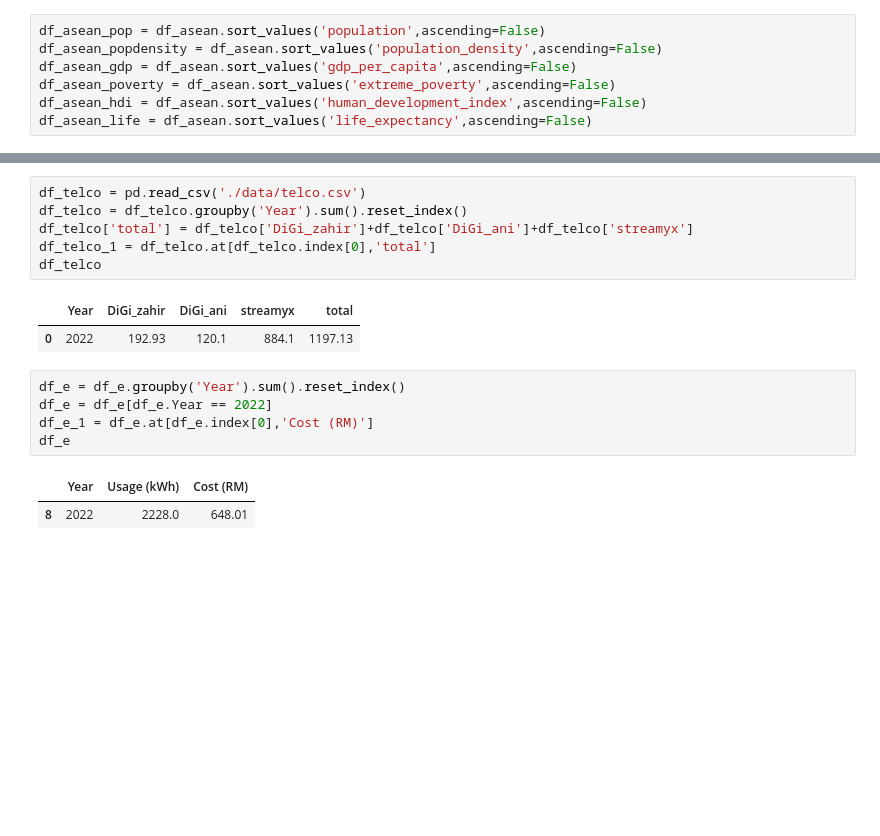
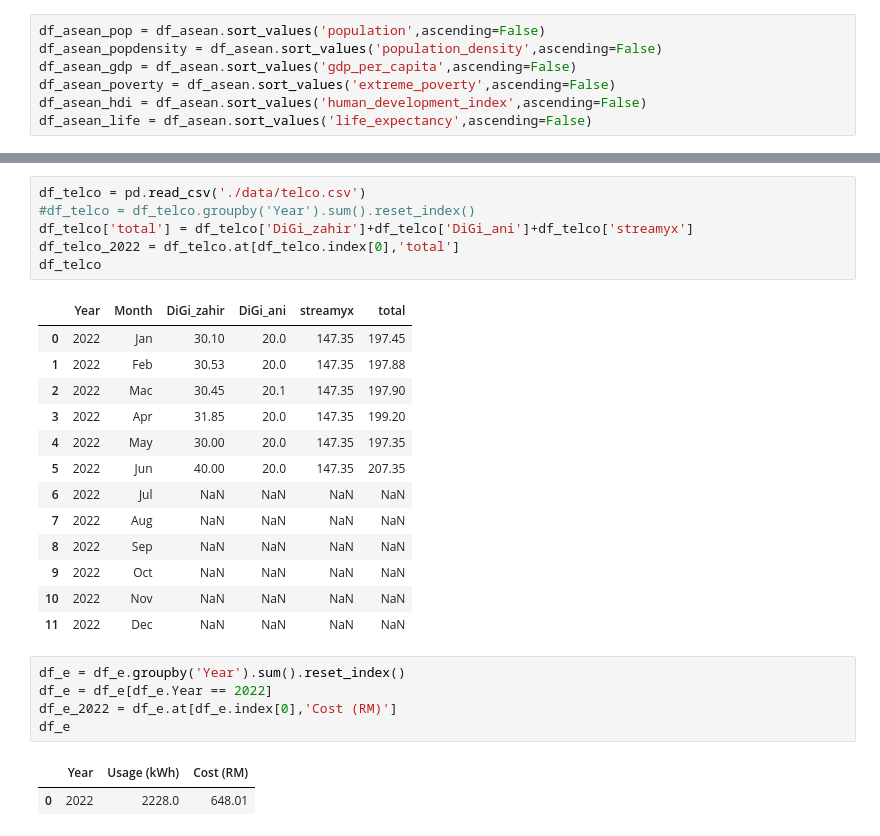
Before and after one commit to zzahir1978/my_dashboard, a Jupyter notebook: Dashboard_Notebook.ipynb, the cells around one changed output, grey strips where cells are left out. Saved outputs shown, nothing was run; the diff lists cells and outputs as text; blank space fills up the shorter version.

Commit message:
update telco dashboard

```diff
--- a/Dashboard_Notebook.ipynb
+++ b/Dashboard_Notebook.ipynb
@@ -673,20 +654,31 @@ fig.show()
 [interactive output not drawn]
 # %%
 df_telco = pd.read_csv('./data/telco.csv')
-df_telco = df_telco.groupby('Year').sum().reset_index()
+#df_telco = df_telco.groupby('Year').sum().reset_index()
 df_telco['total'] = df_telco['DiGi_zahir']+df_telco['DiGi_ani']+df_telco['streamyx']
-df_telco_1 = df_telco.at[df_telco.index[0],'total']
+df_telco_2022 = df_telco.at[df_telco.index[0],'total']
 df_telco
 # %% [output]
-|  | Year | DiGi_zahir | DiGi_ani | streamyx | total |
-| 0 | 2022 | 192.93 | 120.1 | 884.1 | 1197.13 |
+|  | Year | Month | DiGi_zahir | DiGi_ani | streamyx | total |
+| 0 | 2022 | Jan | 30.10 | 20.0 | 147.35 | 197.45 |
+| 1 | 2022 | Feb | 30.53 | 20.0 | 147.35 | 197.88 |
+| 2 | 2022 | Mac | 30.45 | 20.1 | 147.35 | 197.90 |
+| 3 | 2022 | Apr | 31.85 | 20.0 | 147.35 | 199.20 |
+| 4 | 2022 | May | 30.00 | 20.0 | 147.35 | 197.35 |
+| 5 | 2022 | Jun | 40.00 | 20.0 | 147.35 | 207.35 |
+| 6 | 2022 | Jul | NaN | NaN | NaN | NaN |
+| 7 | 2022 | Aug | NaN | NaN | NaN | NaN |
+| 8 | 2022 | Sep | NaN | NaN | NaN | NaN |
+| 9 | 2022 | Oct | NaN | NaN | NaN | NaN |
+| 10 | 2022 | Nov | NaN | NaN | NaN | NaN |
+| 11 | 2022 | Dec | NaN | NaN | NaN | NaN |
 # %%
 df_e = df_e.groupby('Year').sum().reset_index()
 df_e = df_e[df_e.Year == 2022]
-df_e_1 = df_e.at[df_e.index[0],'Cost (RM)']
+df_e_2022 = df_e.at[df_e.index[0],'Cost (RM)']
 df_e
 # %% [output]
 |  | Year | Usage (kWh) | Cost (RM) |
-| 8 | 2022 | 2228.0 | 648.01 |
+| 0 | 2022 | 2228.0 | 648.01 |
 # %%
 df_w = pd.read_csv('./data/water.csv')
```
Also changed, not shown: parts of 4 cells of this notebook, 1 other file.
